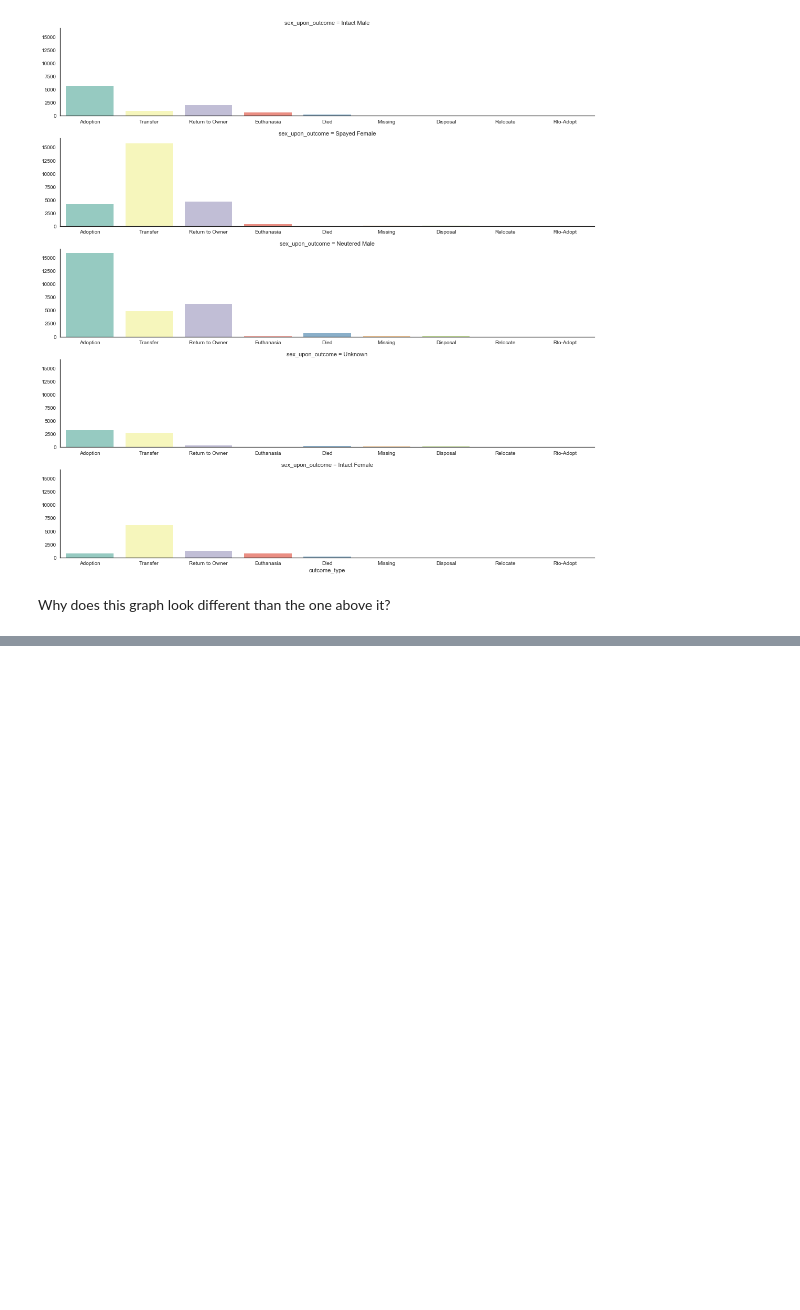
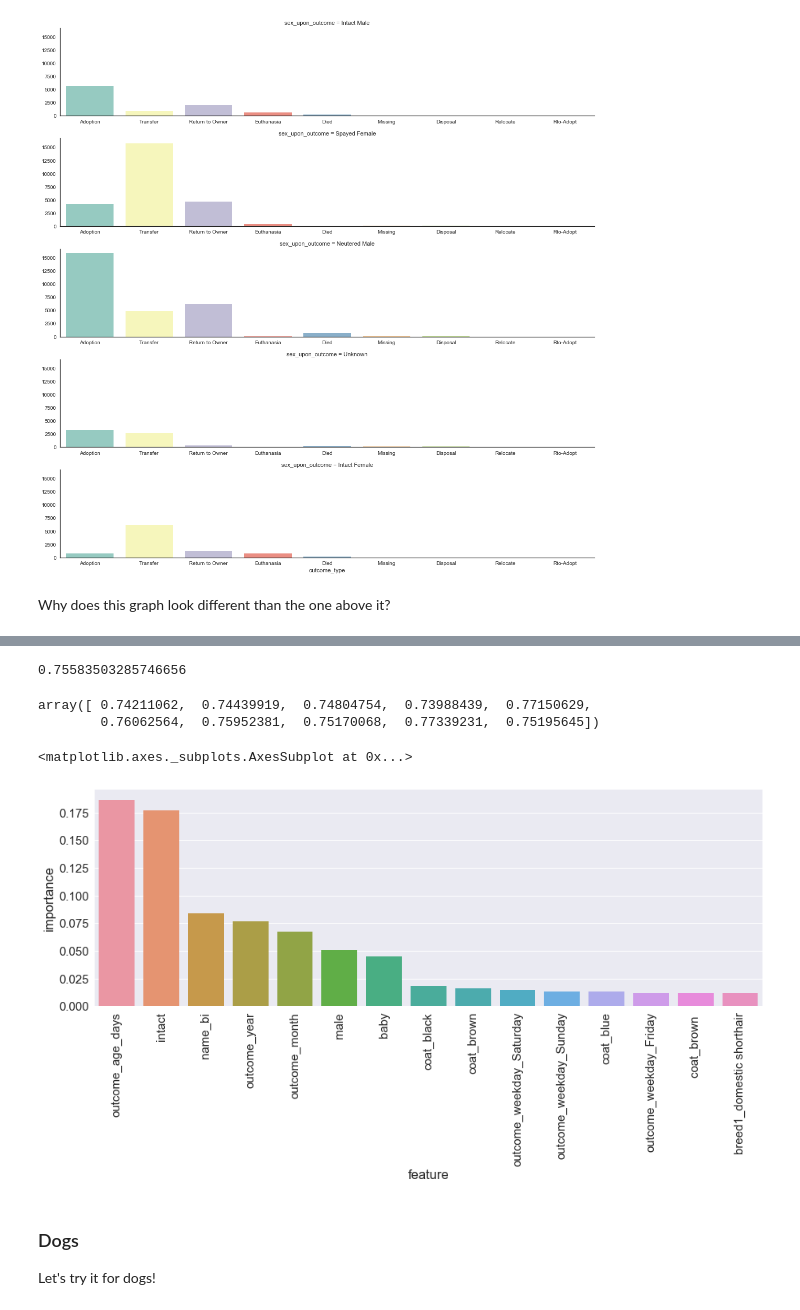
Before and after one commit to jlinGG/Thinkful-DS-Bootcamp, a Jupyter notebook: Capstone-3.ipynb, the cells around one changed output, grey strips where cells are left out. Cells and saved outputs as stored; diff of their text form; code cells hidden in the pictures; blank space fills up the shorter version.

```diff
--- a/Capstone-3.ipynb
+++ b/Capstone-3.ipynb
@@ -164,0 +652,4 @@ Why does this graph look different than the one above it?
+# %%
+# Also dropping outcome_subtype and adopt_bi, which we will look at later
+cat_df2 = cat_df2.drop(['outcome_subtype'], axis=1)
+dog_df2 = dog_df2.drop(['outcome_subtype'], axis=1)
@@ -164,0 +658,3 @@ Why does this graph look different than the one above it?
+# %%
+cat_df2 = cat_df2.drop(['breed2','coat_pattern','color1','color2'], axis=1)
+dog_df2 = dog_df2.drop(['breed2','coat_pattern','color1','color2'], axis=1)
@@ -164,0 +709,12 @@ Why does this graph look different than the one above it?
+# %%
+rfc = ensemble.RandomForestClassifier()
+X = cat_df2.drop(['outcome_type','adopt_bi'], 1)
+y = cat_df2['outcome_type']
+
+# We need to get dummy variables for the categorical data
+X = pd.get_dummies(X)
+
+X_train, X_test, y_train, y_test = train_test_split(X, y, test_size=0.3,
+                                                    random_state=0, stratify=y)
+# %%
+rfc.fit(X_train, y_train)
@@ -164,0 +729,25 @@ Why does this graph look different than the one above it?
+# %%
+rfc.score(X_test, y_test)
+# %% [output]
+0.75583503285746656
+# %%
+cross_val_score(rfc, X, y, cv=10)
+# %% [output]
+array([ 0.74211062,  0.74439919,  0.74804754,  0.73988439,  0.77150629,
+        0.76062564,  0.75952381,  0.75170068,  0.77339231,  0.75195645])
+# %%
+feature_importances = rfc.feature_importances_
+
+importances = pd.DataFrame({'importance': feature_importances, 'feature': X.columns},
+                           index=X.columns).sort_values(by='importance', ascending=False)
+
+sns.set(font_scale=1.50)
+plt.figure(figsize=(15, 5))
+plt.xticks(rotation=90)
+sns.barplot(x='feature', y='importance', data=importances[0:15])
+# %% [output]
+<matplotlib.axes._subplots.AxesSubplot at 0x...>
+[figure, added]
+# %% [markdown]
+### Dogs
+Let's try it for dogs!
```
Also changed, not shown: parts of 102 cells of this notebook.
